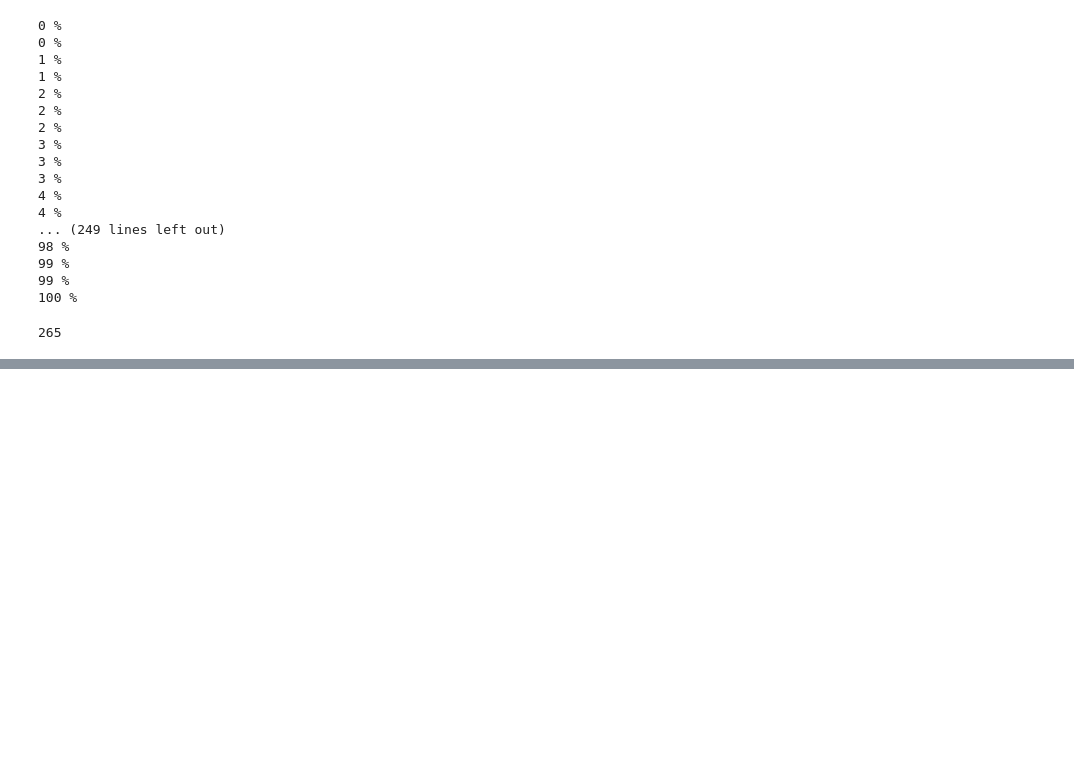
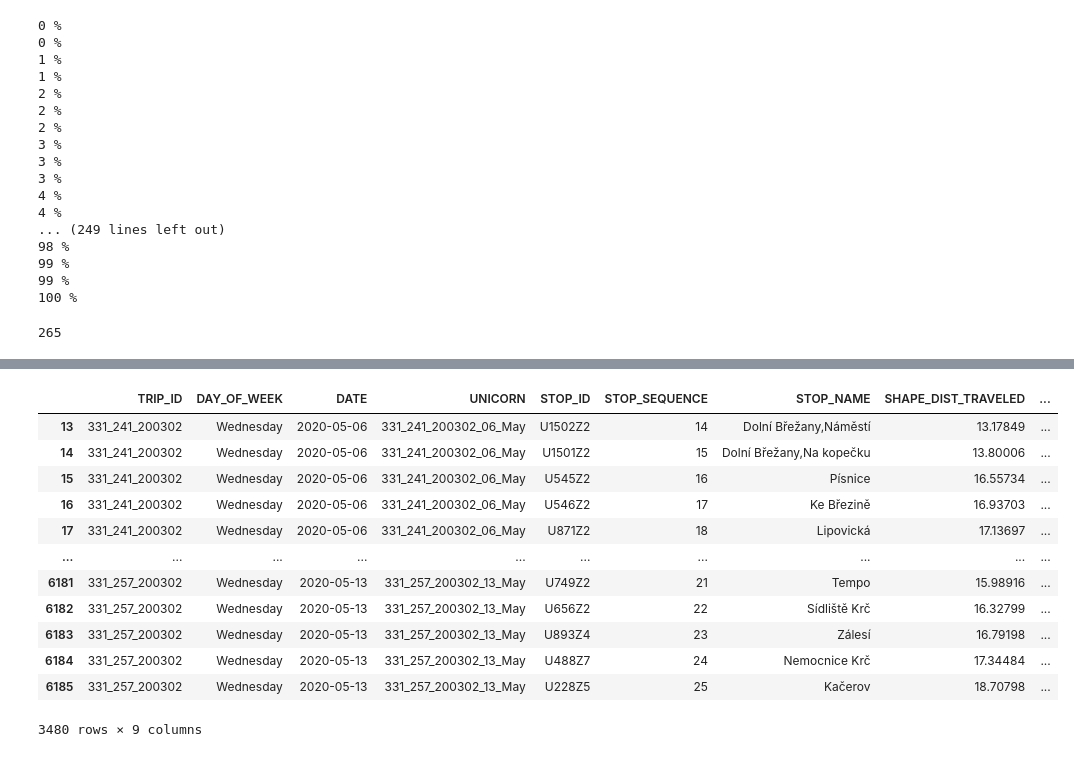
Before and after one commit to hrubajan/da_projekt_gol, a Jupyter notebook: stops_vs_positions.ipynb, the cells around one changed output, grey strips where cells are left out. Cells and saved outputs as stored; diff of their text form; code cells hidden in the pictures; blank space fills up the shorter version.

```diff
--- a/stops_vs_positions.ipynb
+++ b/stops_vs_positions.ipynb
@@ -178,0 +209,46 @@ array(['331_243_200302', '331_257_200302', '333_677_200302',
+# %%
+# jak vypadá trasa tohodle
+# '333_677_200302_19_May' - trasa z Dolni Brezany, namesti -> chci z Pisnice
+final_clean =   final_tab[(final_tab['TRIP_ID'] == '333_677_200302') & (final_tab['STOP_SEQUENCE'] >= 2) |
+(final_tab['TRIP_ID'] == '333_715_200302') & (final_tab['STOP_SEQUENCE'] >= 2)
+| (final_tab['TRIP_ID'] == '333_751_200302') & (final_tab['STOP_SEQUENCE'] >= 2)
+| (final_tab['TRIP_ID'] == '333_1012_200307') & (final_tab['STOP_SEQUENCE'] >= 14)
+| (final_tab['TRIP_ID'] == '333_1047_200307') & (final_tab['STOP_SEQUENCE'] >= 7)
+| (final_tab['TRIP_ID'] == '333_1037_200307') & (final_tab['STOP_SEQUENCE'] >= 14)
+| (final_tab['TRIP_ID'] == '333_1010_200307') & (final_tab['STOP_SEQUENCE'] >= 19)
+| (final_tab['TRIP_ID'] == '333_1026_200307') & (final_tab['STOP_SEQUENCE'] >= 14)
+| (final_tab['TRIP_ID'] == '333_1115_200302') & (final_tab['STOP_SEQUENCE'] >= 12)
+| (final_tab['TRIP_ID'] == '333_1094_200302') & (final_tab['STOP_SEQUENCE'] >= 14)
+| (final_tab['TRIP_ID'] == '333_1012_200302') & (final_tab['STOP_SEQUENCE'] >= 14)
+| (final_tab['TRIP_ID'] == '333_1052_200302') & (final_tab['STOP_SEQUENCE'] >= 12)
+| (final_tab['TRIP_ID'] == '333_1072_200302') & (final_tab['STOP_SEQUENCE'] >= 14)
+| (final_tab['TRIP_ID'] == '333_1064_200302') & (final_tab['STOP_SEQUENCE'] >= 14)
+| (final_tab['TRIP_ID'] == '333_557_200302') & (final_tab['STOP_SEQUENCE'] >= 7)
+| (final_tab['TRIP_ID'] == '331_241_200302') & (final_tab['STOP_SEQUENCE'] >= 14)
+| (final_tab['TRIP_ID'] == '331_243_200302') & (final_tab['STOP_SEQUENCE'] >= 14)
+| (final_tab['TRIP_ID'] == '331_257_200302') & (final_tab['STOP_SEQUENCE'] >= 11)
+| (final_tab['TRIP_ID'] == '331_260_200302') & (final_tab['STOP_SEQUENCE'] >= 8)
+| (final_tab['TRIP_ID'] == '333_636_200307')
+| (final_tab['TRIP_ID'] == '333_655_200307')
+| (final_tab['TRIP_ID'] == '333_653_200307')
+| (final_tab['TRIP_ID'] == '333_651_200307')]
+
+
+final_clean
+
+# vyradit podle sequence stop prvni zastavky nezajimave pro  nas
+# pridat sloupec delay diff -> nastavit delay diff na prvni zastavce na 0 a dalsi udelat rozdil jednotlivych delays
+# %% [output]
+|  | TRIP_ID | DAY_OF_WEEK | DATE | UNICORN | STOP_ID | STOP_SEQUENCE | STOP_NAME | SHAPE_DIST_TRAVELED | ... |
+| 13 | 331_241_200302 | Wednesday | 2020-05-06 | 331_241_200302_06_May | U1502Z2 | 14 | Dolní Břežany,Náměstí | 13.17849 | ... |
+| 14 | 331_241_200302 | Wednesday | 2020-05-06 | 331_241_200302_06_May | U1501Z2 | 15 | Dolní Břežany,Na kopečku | 13.80006 | ... |
+| 15 | 331_241_200302 | Wednesday | 2020-05-06 | 331_241_200302_06_May | U545Z2 | 16 | Písnice | 16.55734 | ... |
+| 16 | 331_241_200302 | Wednesday | 2020-05-06 | 331_241_200302_06_May | U546Z2 | 17 | Ke Březině | 16.93703 | ... |
+| 17 | 331_241_200302 | Wednesday | 2020-05-06 | 331_241_200302_06_May | U871Z2 | 18 | Lipovická | 17.13697 | ... |
+| ... | ... | ... | ... | ... | ... | ... | ... | ... | ... |
+| 6181 | 331_257_200302 | Wednesday | 2020-05-13 | 331_257_200302_13_May | U749Z2 | 21 | Tempo | 15.98916 | ... |
+| 6182 | 331_257_200302 | Wednesday | 2020-05-13 | 331_257_200302_13_May | U656Z2 | 22 | Sídliště Krč | 16.32799 | ... |
+| 6183 | 331_257_200302 | Wednesday | 2020-05-13 | 331_257_200302_13_May | U893Z4 | 23 | Zálesí | 16.79198 | ... |
+| 6184 | 331_257_200302 | Wednesday | 2020-05-13 | 331_257_200302_13_May | U488Z7 | 24 | Nemocnice Krč | 17.34484 | ... |
+| 6185 | 331_257_200302 | Wednesday | 2020-05-13 | 331_257_200302_13_May | U228Z5 | 25 | Kačerov | 18.70798 | ... |
+3480 rows × 9 columns
```
Also changed, not shown: parts of 6 cells of this notebook.
